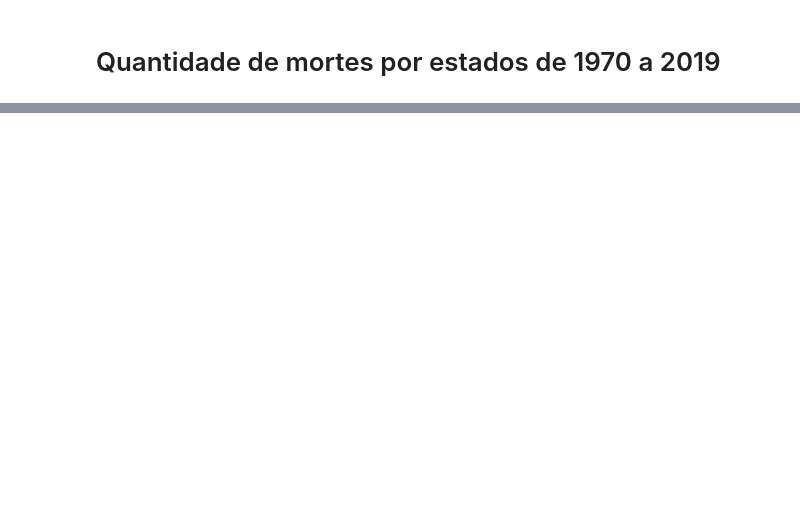
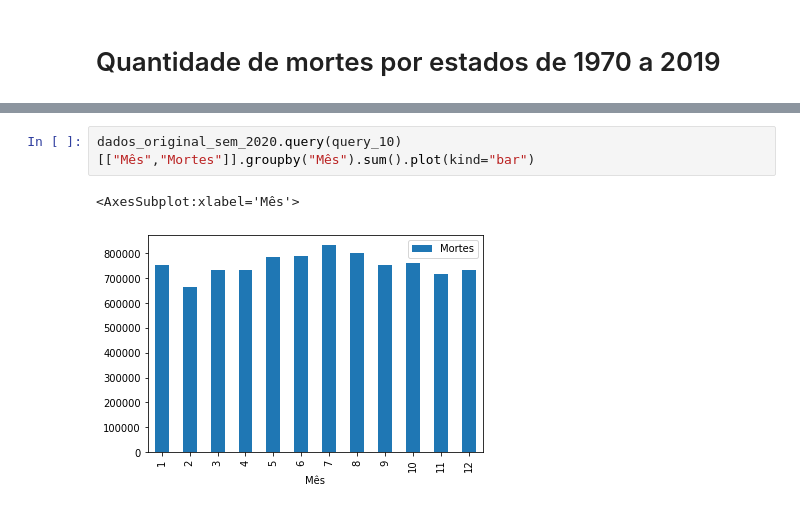
Before and after one commit to r10silveira/bootcampDataScience, a Jupyter notebook: Modulo1/RenatoSilveira_Desafio Modulo1.ipynb, the cells around one changed output, grey strips where cells are left out. Saved outputs shown, nothing was run; the diff lists cells and outputs as text; blank space fills up the shorter version.

```diff
--- a/Modulo1/RenatoSilveira_Desafio Modulo1.ipynb
+++ b/Modulo1/RenatoSilveira_Desafio Modulo1.ipynb
@@ -283,0 +369,5 @@ dados_original_sem_2020[["Estado","Mortes"]].groupby(["Estado"]).sum().sort_valu
+# %%
+dados_original_sem_2020.query(query_10)[["Mês","Mortes"]].groupby("Mês").sum().plot(kind="bar")
+# %% [output]
+<AxesSubplot:xlabel='Mês'>
+[figure, added]
```
Also changed, not shown: parts of 25 cells of this notebook.
